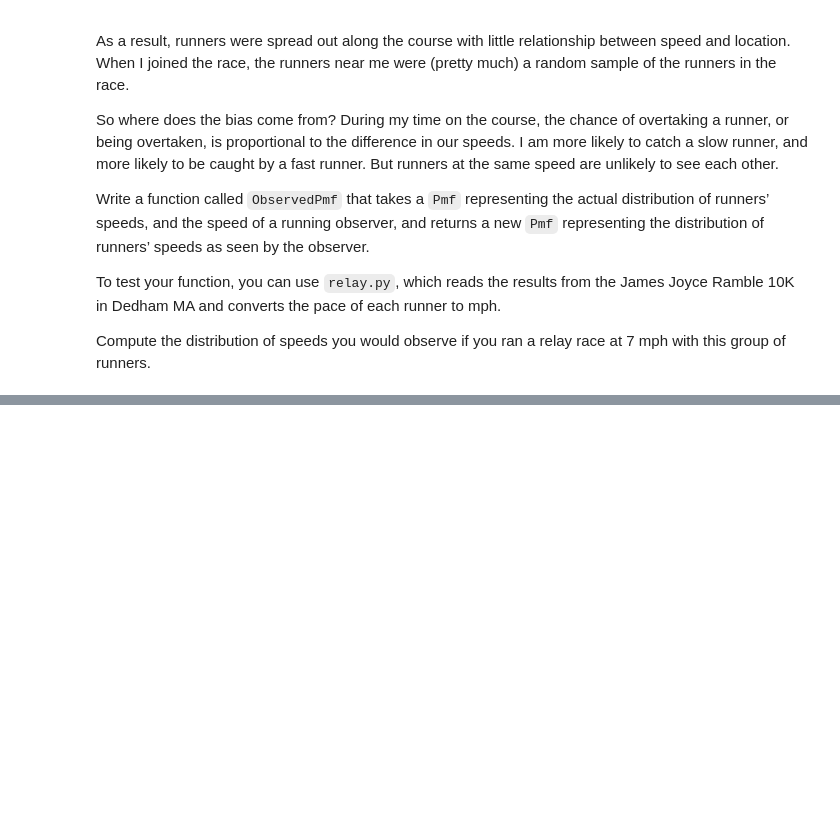
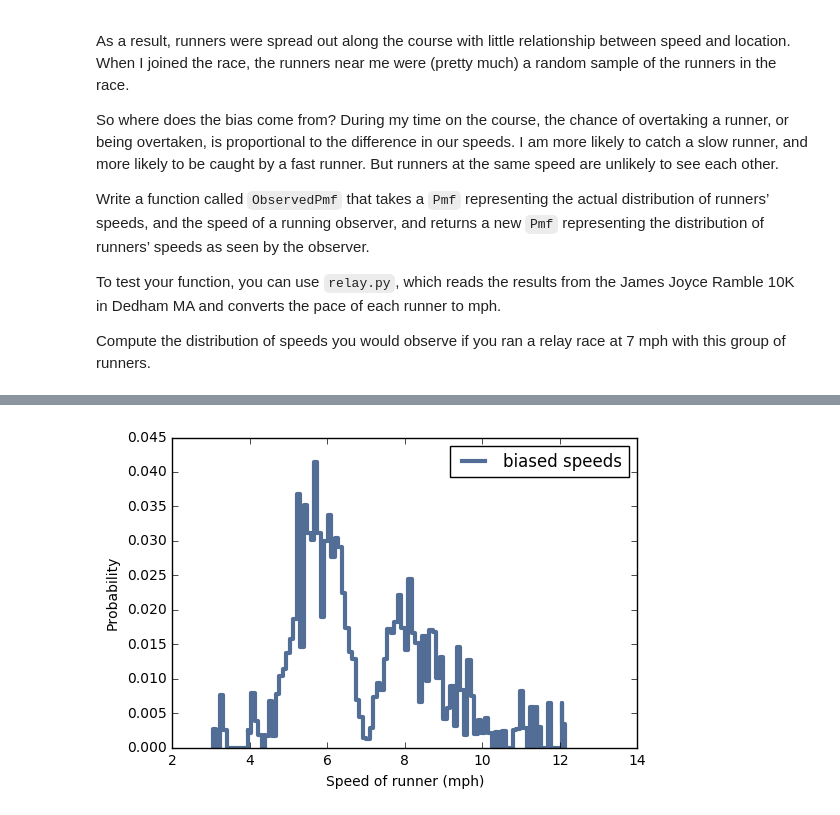
Before and after one commit to willythor/ThinkStats2, a Jupyter notebook: code/chap03mine.ipynb, the cells around one changed output, grey strips where cells are left out. Cells and saved outputs as stored; diff of their text form; code cells hidden in the pictures; blank space fills up the shorter version.

```diff
--- a/code/chap03mine.ipynb
+++ b/code/chap03mine.ipynb
@@ -396,2 +411,15 @@ thinkplot.Config(xlabel='Speed (mph)', ylabel='PMF')
+# %%
+def bias_pmf(pmf, speed):
+    biased_pmf = pmf.Copy(label='biased speeds')
+    for x, p in pmf.Items():
+        biased_pmf[x] = p * abs(x - speed)
+    biased_pmf.Normalize()
+    return biased_pmf
+
+biased_pmf = bias_pmf(pmf, 7)
+thinkplot.Pmf(biased_pmf)
+thinkplot.Config(xlabel = 'Speed of runner (mph)', ylabel = 'Probability')
+# %% [output]
+[figure, added]
 # %%
 # Solution goes here
```
Also changed, not shown: parts of 21 cells of this notebook.
